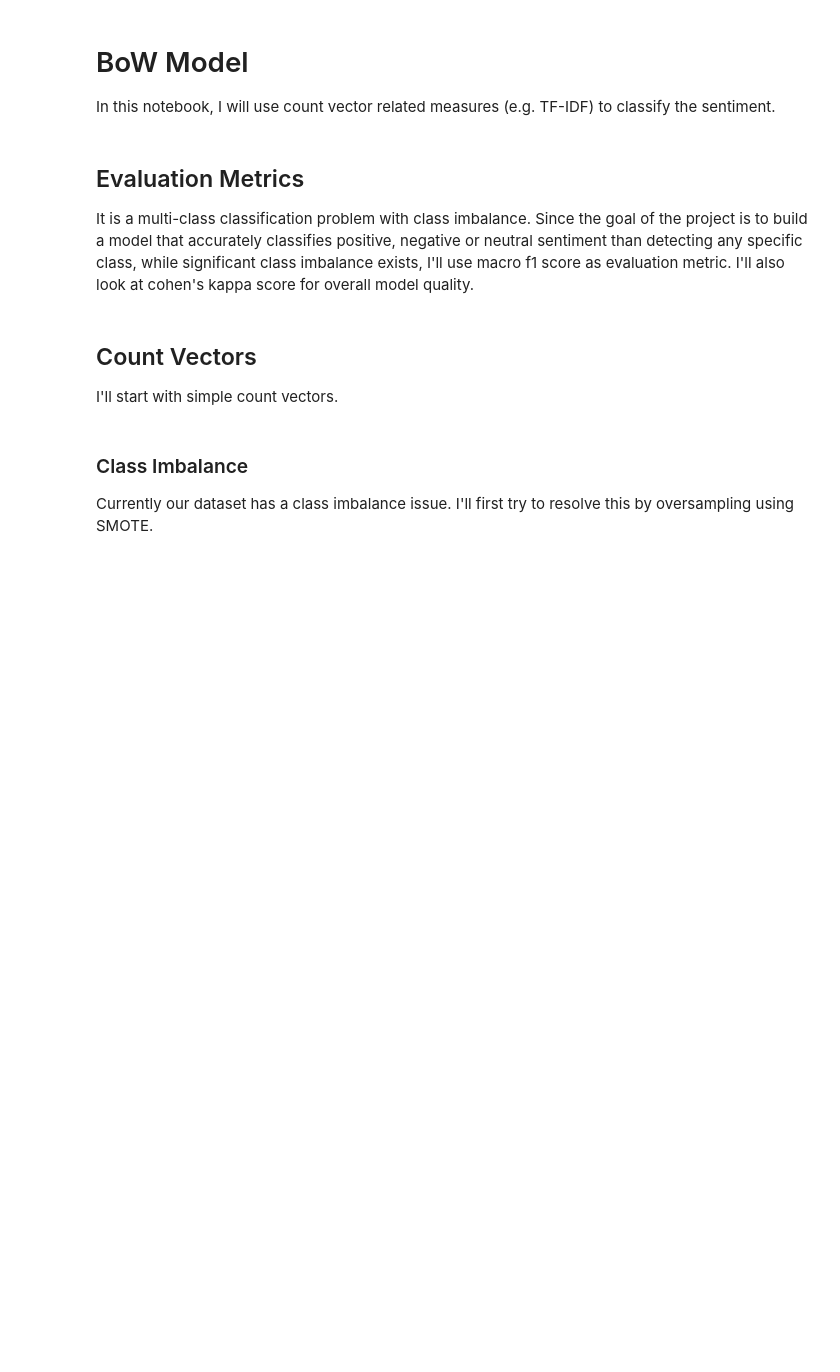
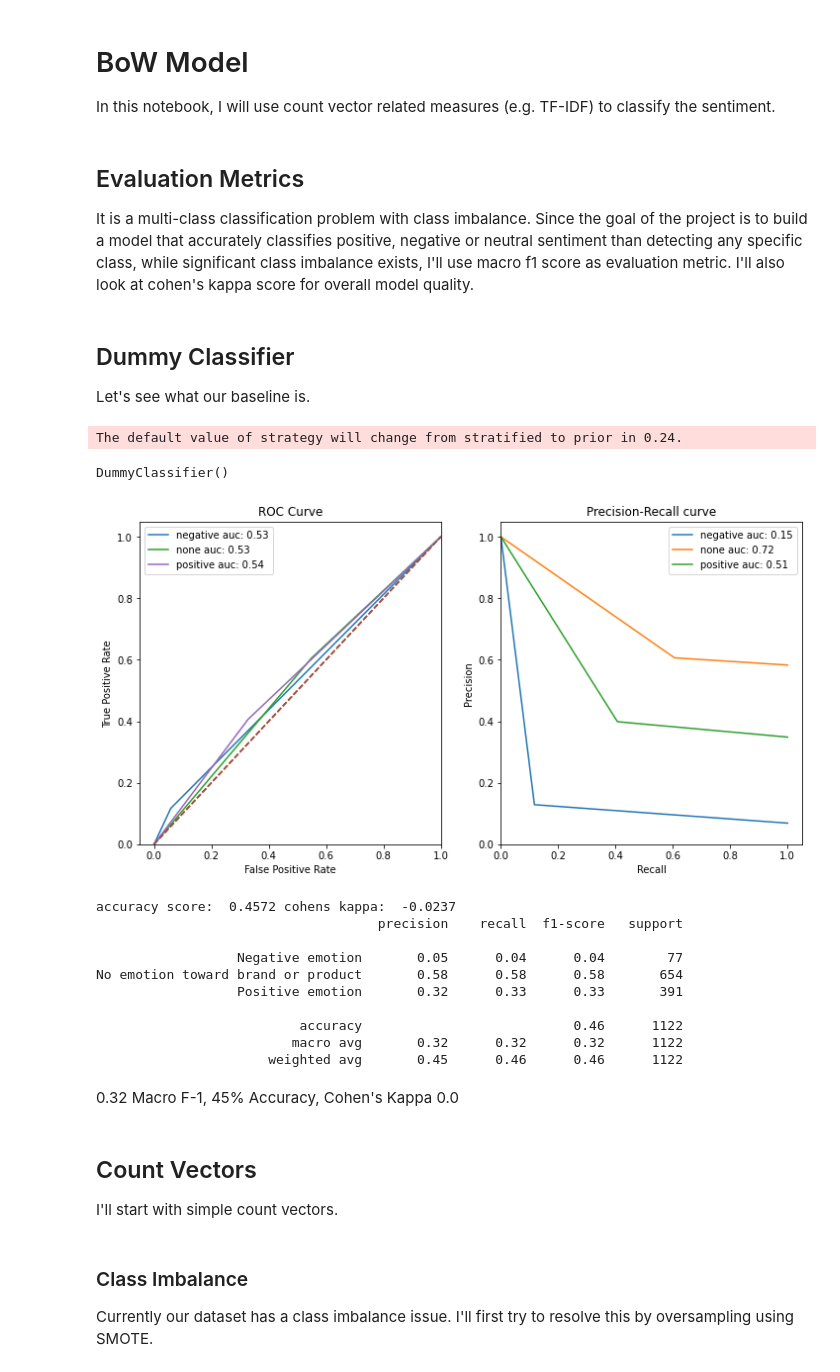
Before and after one commit to stereopickle/tweet_sentiment_analysis, a Jupyter notebook: 020.Model_BoW.ipynb, the cells around one changed output. Cells and saved outputs as stored; diff of their text form; code cells hidden in the pictures; blank space fills up the shorter version.

```diff
--- a/020.Model_BoW.ipynb
+++ b/020.Model_BoW.ipynb
@@ -27,3 +27,6 @@ y_val = y_val['sentiment']
 # %% [markdown]
 ## Evaluation Metrics
 It is a multi-class classification problem with class imbalance. Since the goal of the project is to build a model that accurately classifies positive, negative or neutral sentiment than detecting any specific class, while significant class imbalance exists, I'll use macro f1 score as evaluation metric. I'll also look at cohen's kappa score for overall model quality.
+# %% [markdown]
+## Dummy Classifier
+Let's see what our baseline is.
@@ -30,3 +35,26 @@ It is a multi-class classification problem with class imbalance. Since the goal
+# %%
+dummyc = DummyClassifier()
+dummyc.fit(X_train['tweet'], y_train)
+# %% [output]
+The default value of strategy will change from stratified to prior in 0.24.
+DummyClassifier()
+# %%
+y_pred, y_pred_p = get_pred(dummyc, X_val['tweet'])
+evaluating(y_val, y_pred, y_pred_p)
+# %% [output]
+[figure, added]
+accuracy score:  0.4572 cohens kappa:  -0.0237
+                                    precision    recall  f1-score   support
+
+                  Negative emotion       0.05      0.04      0.04        77
+No emotion toward brand or product       0.58      0.58      0.58       654
+                  Positive emotion       0.32      0.33      0.33       391
+
+                          accuracy                           0.46      1122
+                         macro avg       0.32      0.32      0.32      1122
+                      weighted avg       0.45      0.46      0.46      1122
+# %% [markdown]
+0.32 Macro F-1, 45% Accuracy, Cohen's Kappa 0.0
 # %% [markdown]
 ## Count Vectors
 I'll start with simple count vectors.
```
Also changed, not shown: parts of 17 cells of this notebook, 2 other files.
